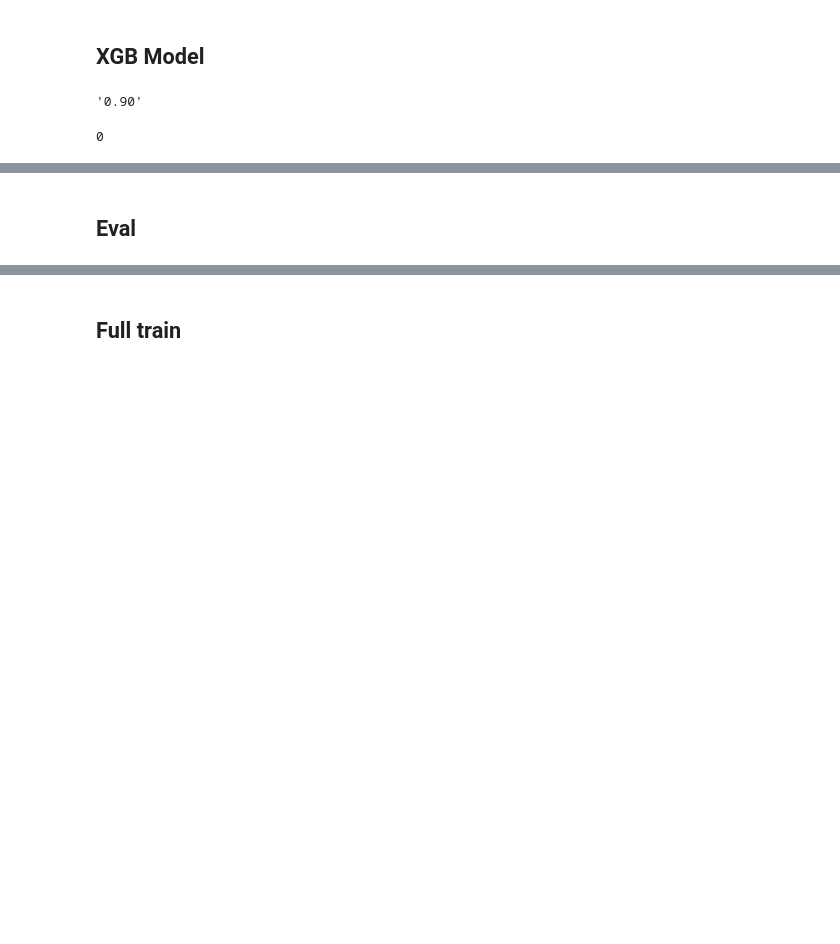
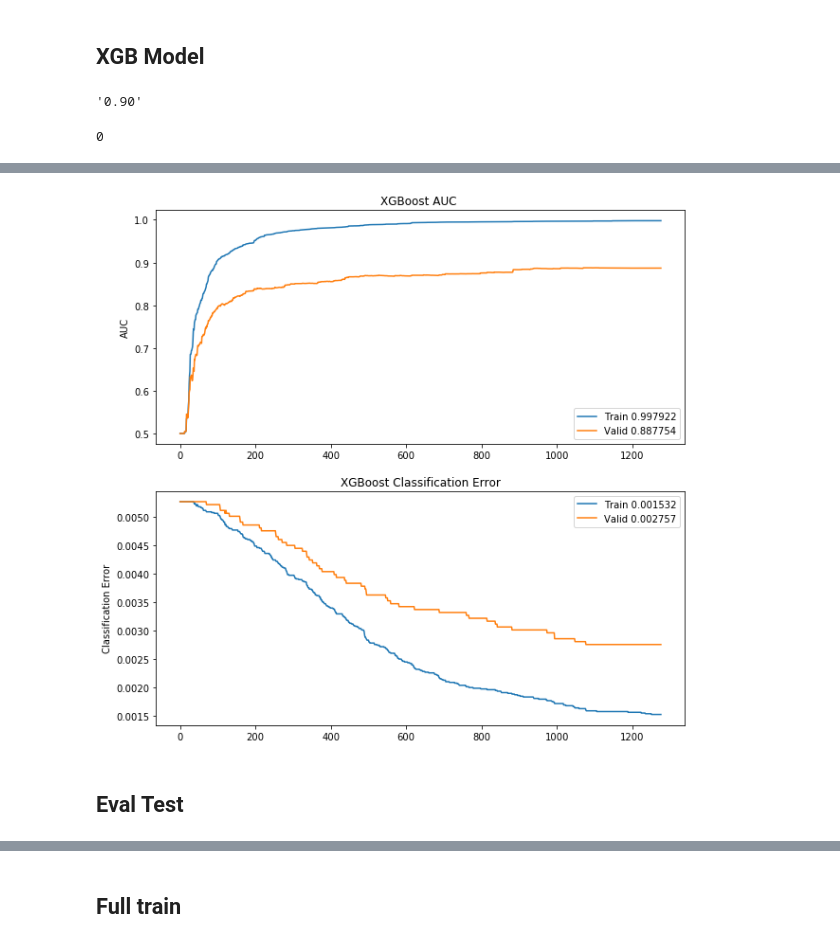
Before and after one commit to romirmoza/omop-cdm-postgresql, a Jupyter notebook: XGB_model_4.ipynb, the cells around one changed output, grey strips where cells are left out. Cells and saved outputs as stored; diff of their text form; code cells hidden in the pictures; blank space fills up the shorter version.

```diff
--- a/XGB_model_4.ipynb
+++ b/XGB_model_4.ipynb
@@ -297,3 +374,25 @@ plt.show()
+# %%
+# plot learning curve
+epochs = len(evals_result['train']['auc'])
+x_axis = range(0, epochs)
+fig, (ax1, ax2) = plt.subplots(2,1, figsize=(10,10))
+ax1.plot(x_axis, evals_result['train']['auc'], label='Train '+str(evals_result['train']['auc'][-1]))
+ax1.plot(x_axis, evals_result['valid']['auc'], label='Valid '+str(evals_result['valid']['auc'][xgb_model.best_iteration]))
+ax1.ticklabel_format(useOffset=False, style='plain')
+ax1.legend()
+ax1.set_ylabel('AUC')
+ax1.set_title('XGBoost AUC ')
+ax2.plot(x_axis, evals_result['train']['error'], label='Train '+str(evals_result['train']['error'][-1]))
+ax2.plot(x_axis, evals_result['valid']['error'], label='Valid '+str(evals_result['valid']['error'][xgb_model.best_iteration]))
+ax2.ticklabel_format(useOffset=False, style='plain')
+ax2.legend()
+ax2.set_ylabel('Classification Error')
+ax2.set_title('XGBoost Classification Error')
+plt.show()
+# %% [output]
+[figure, added]
+# %% [markdown]
+## Eval Test
 # %%
 # Predict on test data
 d_test = xgb.DMatrix(X_test, y_test, feature_names=test_features)
@@ -301,8 +400,6 @@ d_test = xgb.DMatrix(X_test, y_test, feature_names=test_features)
 preds = xgb_model.predict(d_test, ntree_limit=xgb_model.best_ntree_limit)
 # %%
 y_scores = preds
-# %% [markdown]
-## Eval
 # %%
 from sklearn.metrics import roc_auc_score
 from sklearn.metrics import auc
```
Also changed, not shown: parts of 34 cells of this notebook.
